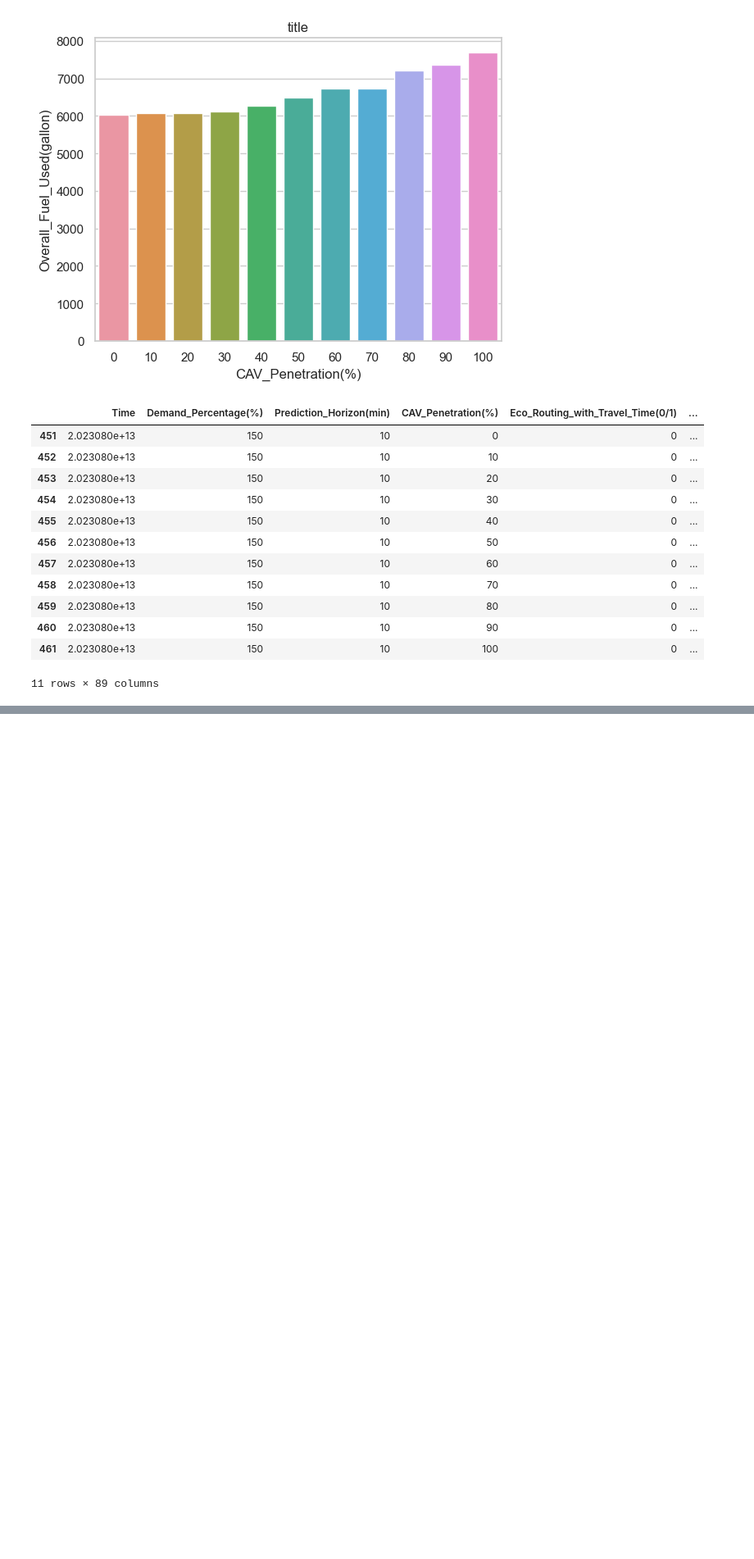
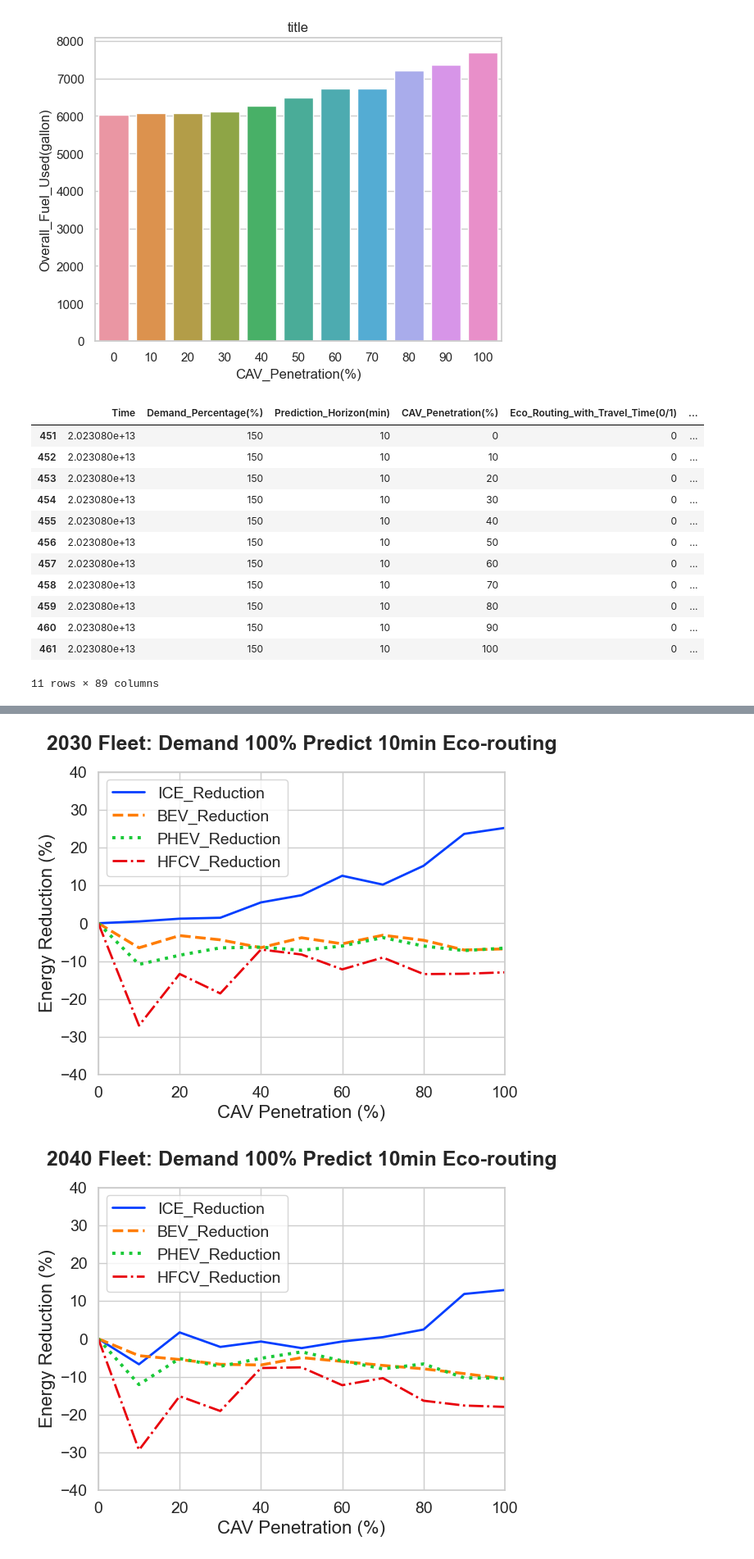
Before and after one commit to AlexWangVT/digital_twin_aimsun_eco_routing, a Jupyter notebook: plot_scripts/test_plot.ipynb, the cells around one changed output, grey strips where cells are left out. Shown at 82% size. Drawn from its saved outputs; the diff is of its cells as text; code cells hidden in the pictures; blank space fills up the shorter version.

```diff
--- a/plot_scripts/test_plot.ipynb
+++ b/plot_scripts/test_plot.ipynb
@@ -153,0 +134,17 @@ plotAllTypes(vehicle_fleet, demand_percentage, eco_routing_with_travel_time, pre
+# %%
+whether_save_fig = False
+demand_percentage=100
+eco_routing_with_travel_time=0
+prediction_horizon=10
+
+vehicle_fleet='2030'
+plotAllTypes(vehicle_fleet, demand_percentage, eco_routing_with_travel_time, prediction_horizon, save_fig = whether_save_fig)
+vehicle_fleet='2040'
+plotAllTypes(vehicle_fleet, demand_percentage, eco_routing_with_travel_time, prediction_horizon, save_fig = whether_save_fig)
+vehicle_fleet='Average'
+plotAllTypes(vehicle_fleet, demand_percentage, eco_routing_with_travel_time, prediction_horizon, save_fig = whether_save_fig)
+vehicle_fleet='ICE'
+plotAllTypes(vehicle_fleet, demand_percentage, eco_routing_with_travel_time, prediction_horizon, save_fig = whether_save_fig)
+# %% [output]
+[figure, added]
+[figure, added]
```
Also changed, not shown: parts of 14 cells of this notebook, 49 other files.
